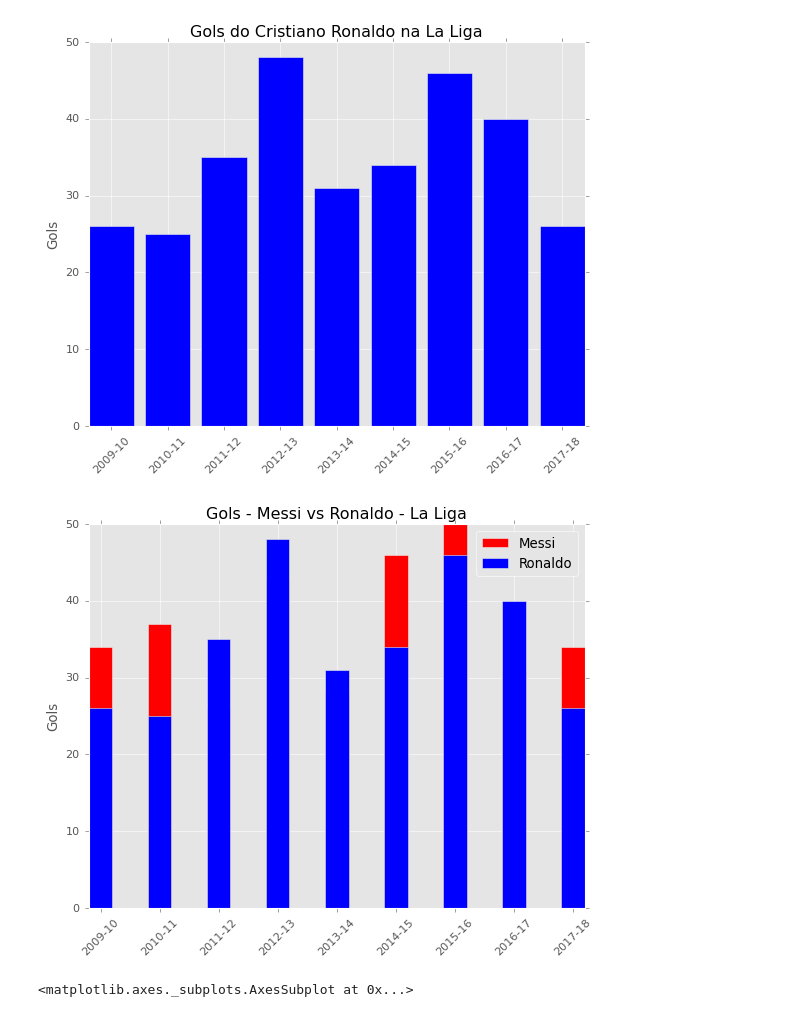
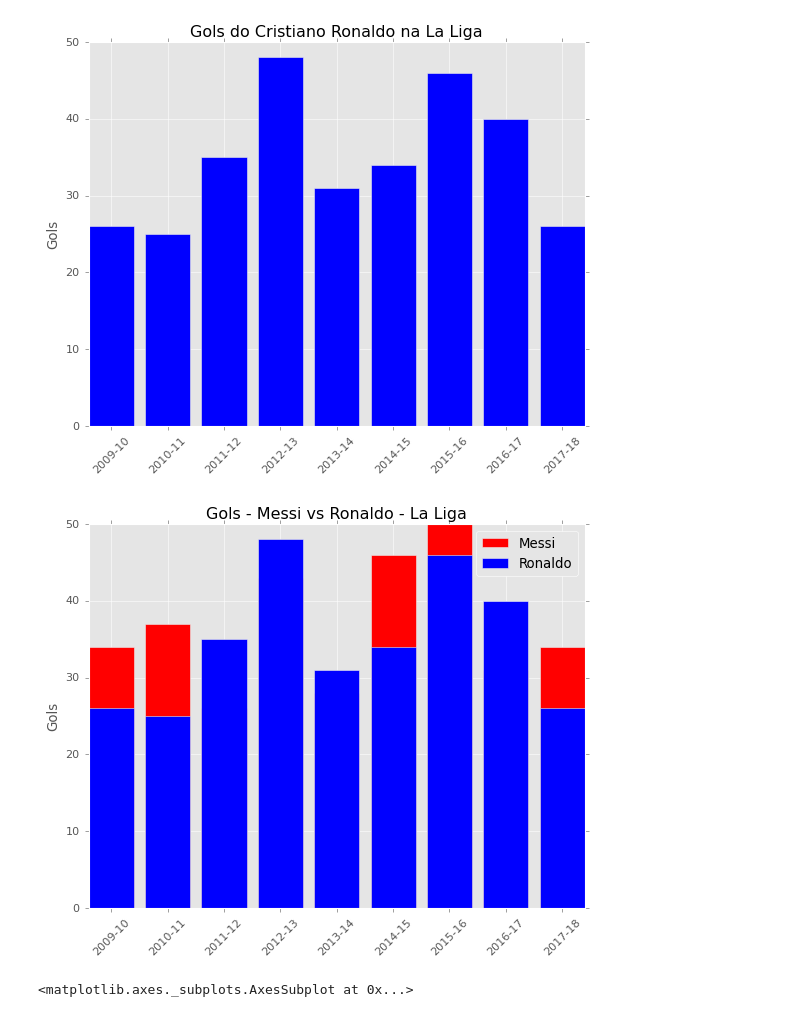
Before and after one commit to Marco87/Projects, a Jupyter notebook: Python/Projetos/MessiRonaldo/messironaldo.ipynb, the cells around one changed output. Cells and saved outputs as stored; diff of their text form; code cells hidden in the pictures.

```diff
--- a/Python/Projetos/MessiRonaldo/messironaldo.ipynb
+++ b/Python/Projetos/MessiRonaldo/messironaldo.ipynb
@@ -134,28 +134,28 @@ plt.show()
 # %%
 #Expessura das colunas
 width=0.4
 
-bar_messi = plt.bar(df_messi_liga['Season'].sort_values(ascending=True), df_messi_liga['Liga_Goals'], width, color='red', label="Messi")
-bar_ronaldo = plt.bar(df_ronaldo_liga['Season'].sort_values(ascending=True), df_ronaldo_liga['Liga_Goals'], width, color='blue', label="Ronaldo")
+bar_messi = plt.bar(df_messi_liga['Season'].sort_values(ascending=True), df_messi_liga['Liga_Goals'], color='red', label="Messi")
+bar_ronaldo = plt.bar(df_ronaldo_liga['Season'].sort_values(ascending=True), df_ronaldo_liga['Liga_Goals'], color='blue', label="Ronaldo")
 
 #Título do gráfico
 plt.title("Gols - Messi vs Ronaldo - La Liga")
 
 #Título do eixo Y
 plt.ylabel('Gols')
 
 #Rotação dos elementos do eixo X
 plt.xticks(rotation=45)
 
 #Exibe as labels no gráfico
 plt.legend()
 
 #Estilo do gráfico
 #plt.style.use('ggplot')
 
 plt.show()
 # %% [output]
-[figure, old version]
+[figure, new version]
 # %%
 df_messi_liga.plot(x = 'Season', y=['Liga_Goals', 'Liga_Asts'], kind = 'bar')
 # %% [output]
```
